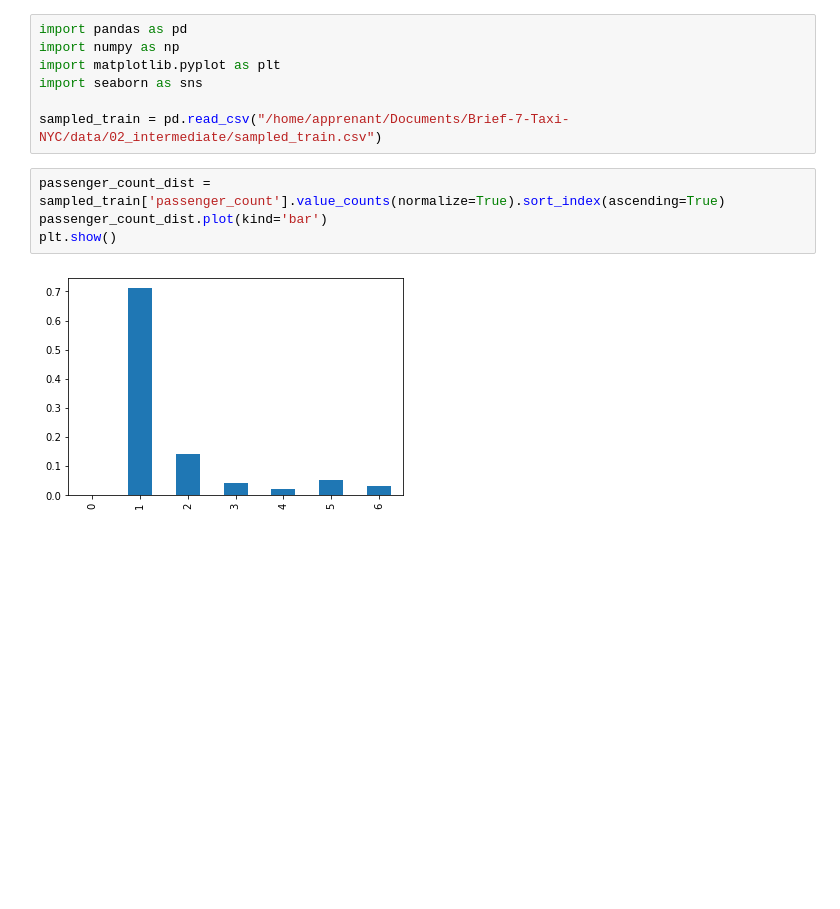
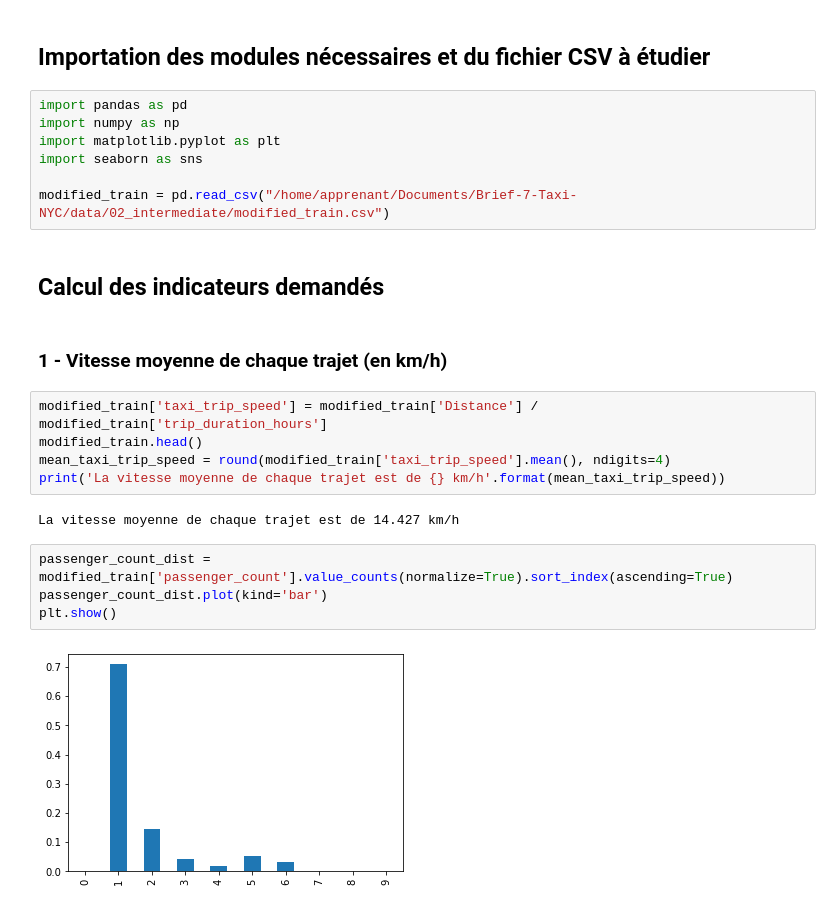
Before and after one commit to MrRachidK/Brief-7-Taxi-NYC, a Jupyter notebook: notebook/data_visualization.ipynb, the cells around one changed output. Cells and saved outputs as stored; diff of their text form; blank space fills up the shorter version.

Commit message:
Calculated mean speed

```diff
--- a/notebook/data_visualization.ipynb
+++ b/notebook/data_visualization.ipynb
@@ -1,14 +1,27 @@
+# %% [markdown]
+## Importation des modules nécessaires et du fichier CSV à étudier
 # %%
 import pandas as pd
 import numpy as np
 import matplotlib.pyplot as plt
 import seaborn as sns
 
-sampled_train = pd.read_csv("/home/apprenant/Documents/Brief-7-Taxi-NYC/data/02_intermediate/sampled_train.csv")
+modified_train = pd.read_csv("/home/apprenant/Documents/Brief-7-Taxi-NYC/data/02_intermediate/modified_train.csv")
+# %% [markdown]
+## Calcul des indicateurs demandés
+# %% [markdown]
+### 1 - Vitesse moyenne de chaque trajet (en km/h)
+# %%
+modified_train['taxi_trip_speed'] = modified_train['Distance'] / modified_train['trip_duration_hours']
+modified_train.head()
+mean_taxi_trip_speed = round(modified_train['taxi_trip_speed'].mean(), ndigits=4)
+print('La vitesse moyenne de chaque trajet est de {} km/h'.format(mean_taxi_trip_speed))
+# %% [output]
+La vitesse moyenne de chaque trajet est de 14.427 km/h
 # %%
-passenger_count_dist = sampled_train['passenger_count'].value_counts(normalize=True).sort_index(ascending=True)
+passenger_count_dist = modified_train['passenger_count'].value_counts(normalize=True).sort_index(ascending=True)
 passenger_count_dist.plot(kind='bar')
 plt.show()
 # %% [output]
-[figure, old version]
+[figure, new version]
 # %%
```
Also changed, not shown: parts of 1 cell of this notebook.
